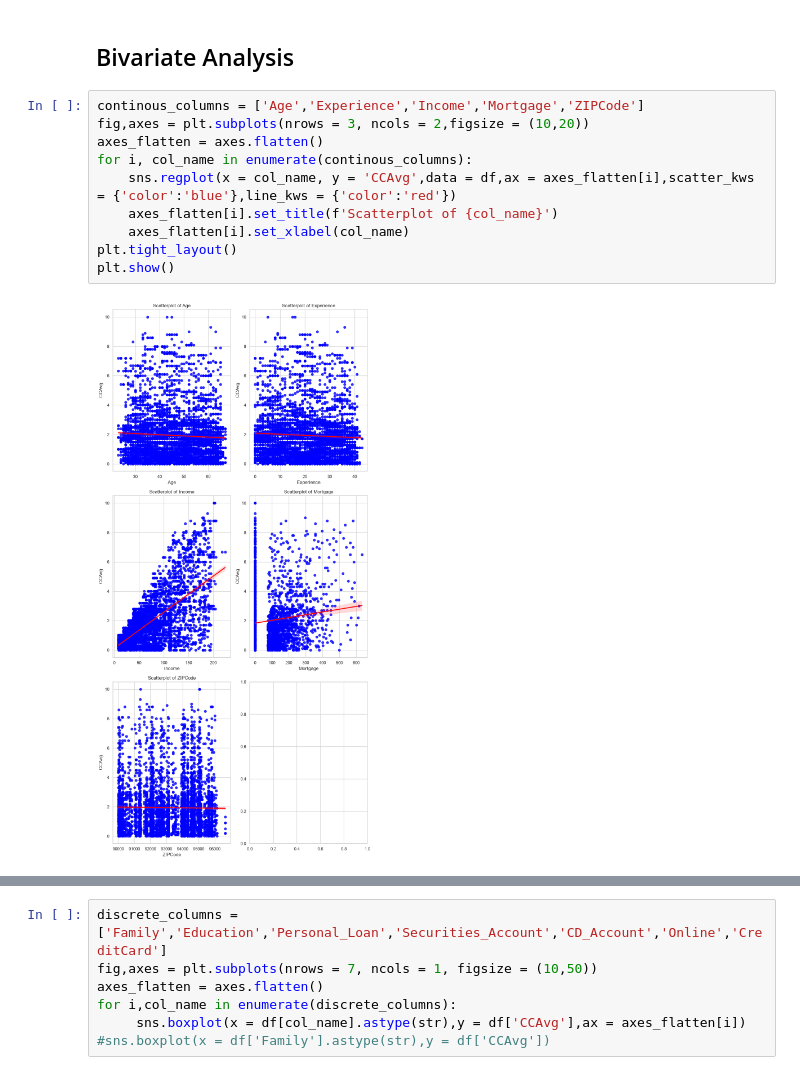
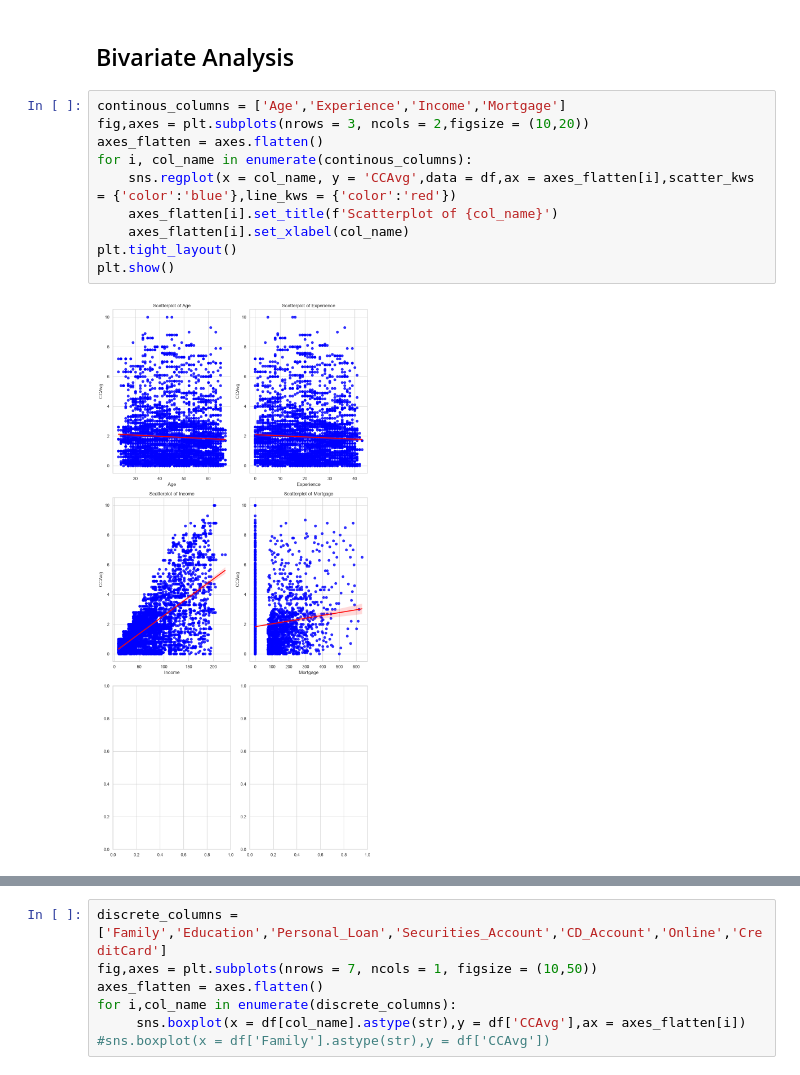
Before and after one commit to yajvashee/EDA, a Jupyter notebook: assessment/customer_beahviour_model_for_loan_targeting.ipynb, the cells around one changed output, grey strips where cells are left out. Cells and saved outputs as stored; diff of their text form.

```diff
--- a/assessment/customer_beahviour_model_for_loan_targeting.ipynb
+++ b/assessment/customer_beahviour_model_for_loan_targeting.ipynb
@@ -232,14 +232,14 @@ From these plots:
 # %% [markdown]
 ## Bivariate Analysis
 # %%
-continous_columns = ['Age','Experience','Income','Mortgage','ZIPCode']
+continous_columns = ['Age','Experience','Income','Mortgage']
 fig,axes = plt.subplots(nrows = 3, ncols = 2,figsize = (10,20))
 axes_flatten = axes.flatten()
 for i, col_name in enumerate(continous_columns):
     sns.regplot(x = col_name, y = 'CCAvg',data = df,ax = axes_flatten[i],scatter_kws = {'color':'blue'},line_kws = {'color':'red'})
     axes_flatten[i].set_title(f'Scatterplot of {col_name}')
     axes_flatten[i].set_xlabel(col_name)
 plt.tight_layout()
 plt.show()
 # %% [output]
-[figure, old version]
+[figure, new version]
```
Also changed, not shown: parts of 5 cells of this notebook, 1 other file.
